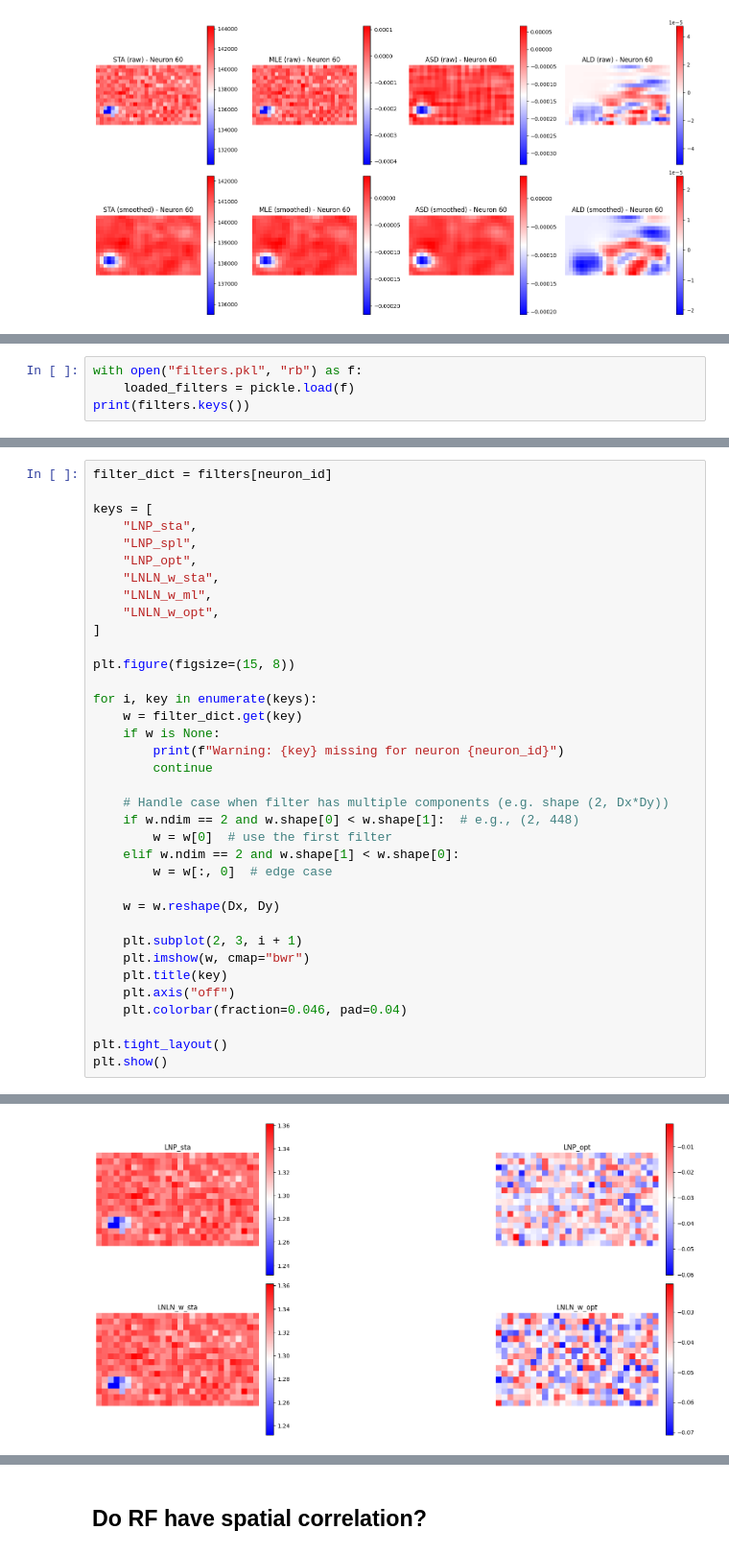
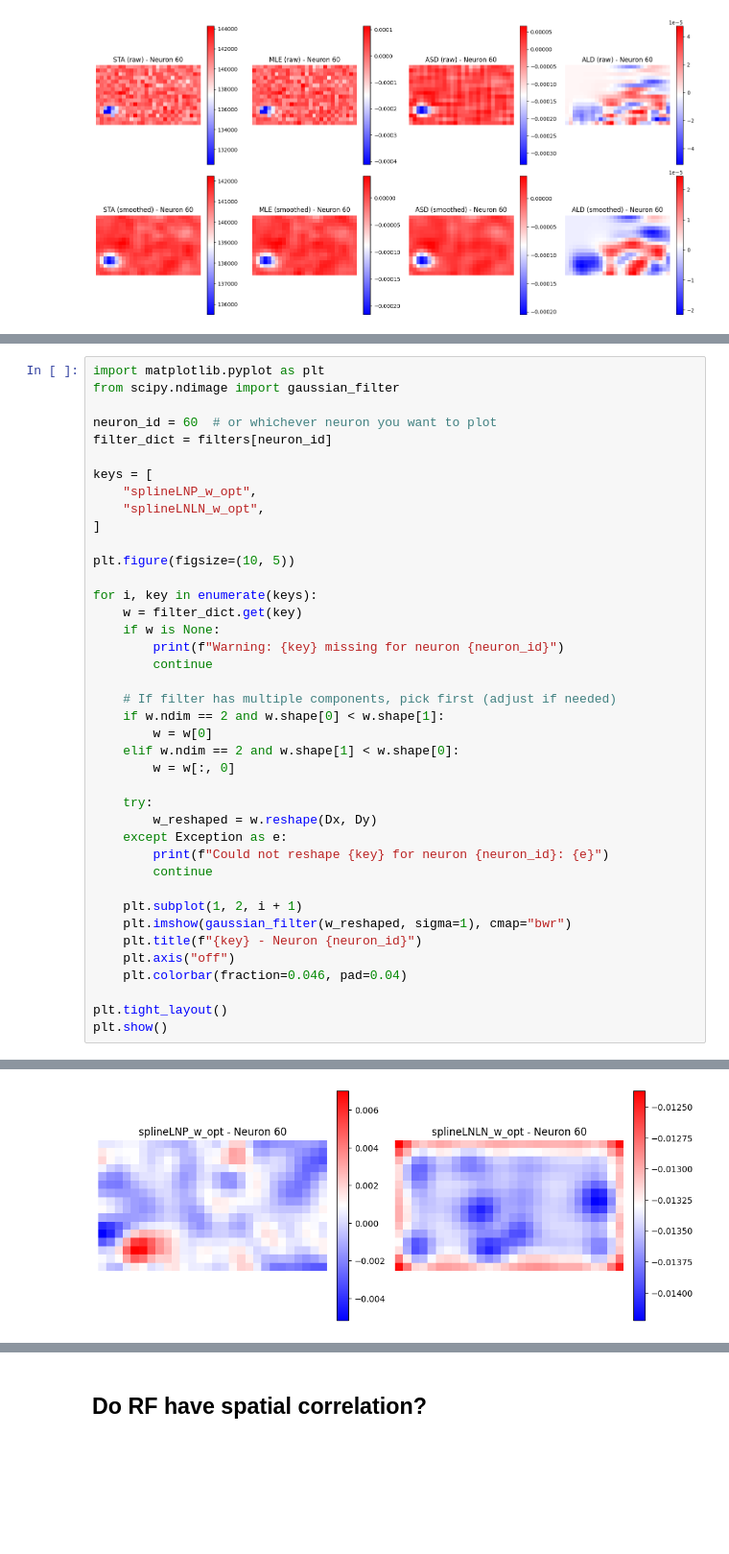
Before and after one commit to luciaganton/Neural-Data-Science, a Jupyter notebook: practical02_Agnese.ipynb, the cells around one changed output, grey strips where cells are left out. Shown at 96% size. Cells and saved outputs as stored; diff of their text form; blank space fills up the shorter version.

```diff
--- a/practical02_Agnese.ipynb
+++ b/practical02_Agnese.ipynb
@@ -2167,4 +2168,0 @@ Saved filters for neuron 60
-# %%
-with open("filters.pkl", "rb") as f:
-    loaded_filters = pickle.load(f)
-print(filters.keys())
@@ -2173,16 +2258,16 @@ dict_keys([60])
 # %%
+import matplotlib.pyplot as plt
+from scipy.ndimage import gaussian_filter
+
+neuron_id = 60  # or whichever neuron you want to plot
 filter_dict = filters[neuron_id]
 
 keys = [
-    "LNP_sta",
-    "LNP_spl",
-    "LNP_opt",
-    "LNLN_w_sta",
-    "LNLN_w_ml",
-    "LNLN_w_opt",
+    "splineLNP_w_opt",
+    "splineLNLN_w_opt",
 ]
 
-plt.figure(figsize=(15, 8))
+plt.figure(figsize=(10, 5))
 
 for i, key in enumerate(keys):
     w = filter_dict.get(key)
@@ -2190,17 +2275,21 @@ for i, key in enumerate(keys):
         print(f"Warning: {key} missing for neuron {neuron_id}")
         continue
 
-    # Handle case when filter has multiple components (e.g. shape (2, Dx*Dy))
-    if w.ndim == 2 and w.shape[0] < w.shape[1]:  # e.g., (2, 448)
-        w = w[0]  # use the first filter
+    # If filter has multiple components, pick first (adjust if needed)
+    if w.ndim == 2 and w.shape[0] < w.shape[1]:
+        w = w[0]
     elif w.ndim == 2 and w.shape[1] < w.shape[0]:
-        w = w[:, 0]  # edge case
+        w = w[:, 0]
 
-    w = w.reshape(Dx, Dy)
+    try:
+        w_reshaped = w.reshape(Dx, Dy)
+    except Exception as e:
+        print(f"Could not reshape {key} for neuron {neuron_id}: {e}")
+        continue
 
-    plt.subplot(2, 3, i + 1)
-    plt.imshow(w, cmap="bwr")
-    plt.title(key)
+    plt.subplot(1, 2, i + 1)
+    plt.imshow(gaussian_filter(w_reshaped, sigma=1), cmap="bwr")
+    plt.title(f"{key} - Neuron {neuron_id}")
     plt.axis("off")
     plt.colorbar(fraction=0.046, pad=0.04)
 
@@ -2212 +2299 @@ Warning: LNLN_w_ml missing for neuron 60
-[figure, old version]
+[figure, new version]
```
Also changed, not shown: parts of 24 cells of this notebook.
